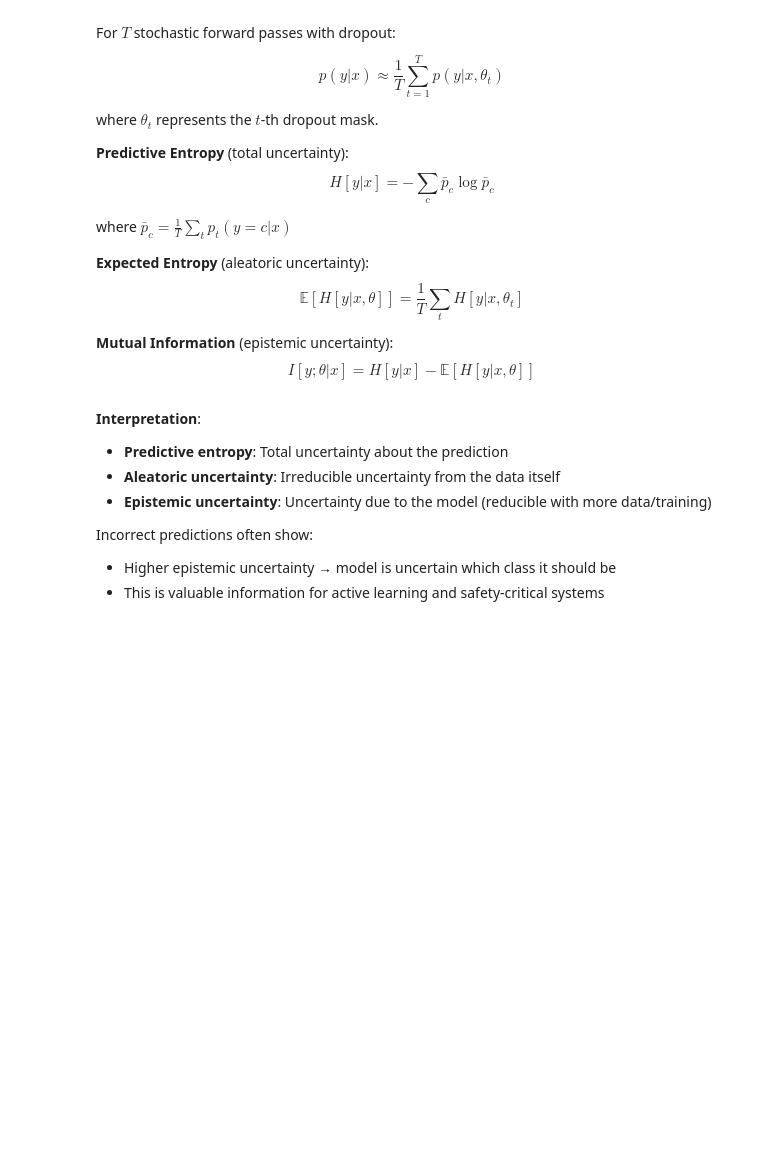
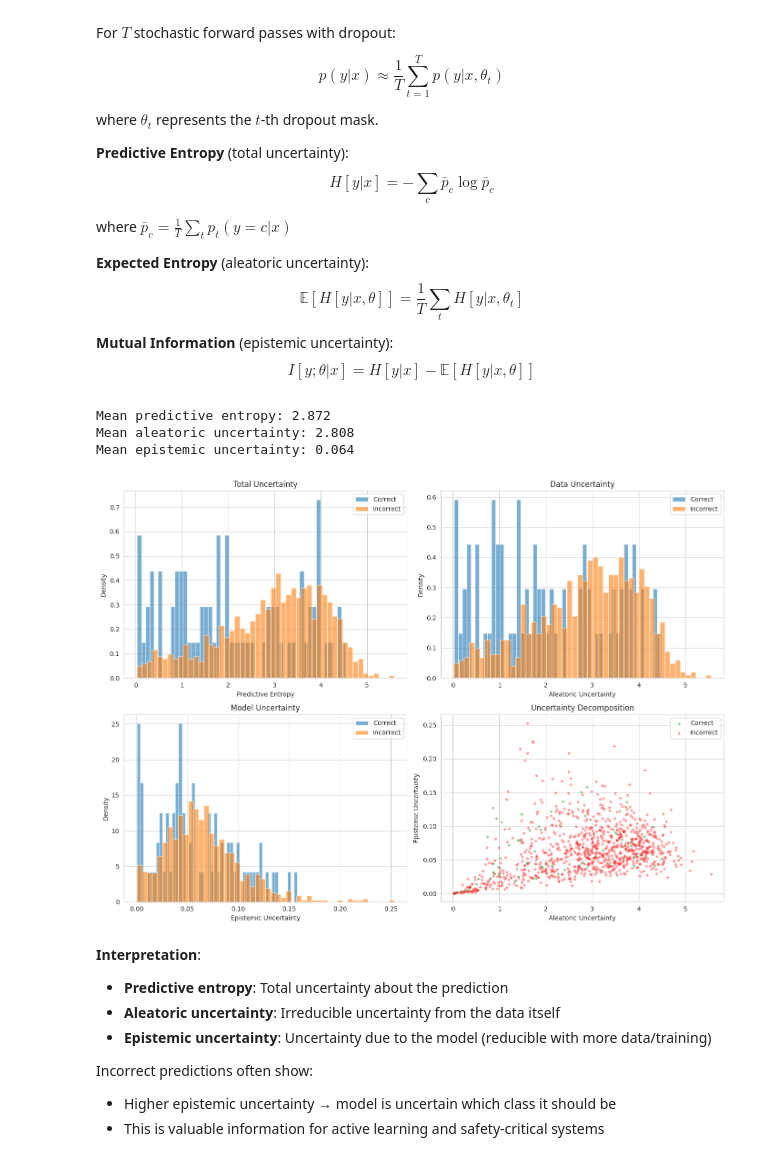
Before and after one commit to audrey1306/deep-learning, a Jupyter notebook: DR/Uncertainty_Calibration.ipynb, the cells around one changed output. Cells and saved outputs as stored; diff of their text form; code cells hidden in the pictures; blank space fills up the shorter version.

```diff
--- a/DR/Uncertainty_Calibration.ipynb
+++ b/DR/Uncertainty_Calibration.ipynb
@@ -104,7 +104,7 @@ cifar_to_imagenet_map = {
     6: 30,   # frog -> bullfrog
     7: 339,  # horse -> sorrel
     8: 510,  # ship -> container ship
-    9: 867,  # truck -> trailer truck
+    9: 867,  # truck -> trailer truck,
 }
 
 # Define transforms
@@ -124,7 +124,8 @@ for i in range(10):
     indices.extend(class_indices[:n_samples_per_class])
 
 subset = torch.utils.data.Subset(testset, indices)
-dataloader = torch.utils.data.DataLoader(subset, batch_size=len(subset), shuffle=False)
+# Reduce batch size to avoid OOM errors
+dataloader = torch.utils.data.DataLoader(subset, batch_size=64, shuffle=False)
 
 # Get all images and labels
 images, labels = next(iter(dataloader))
@@ -277,10 +278,12 @@ def compute_confidence(probs):
     return np.max(probs, axis=1)
 # %%
 # Get predictions from the model
-logits_true, probs_true, preds_true, labels_cifar = get_predictions(model, dataloader, device)
+logits_true, probs_true, preds_true, _ = get_predictions(model, dataloader, device)
 
-# Map CIFAR labels to ImageNet labels
-labels_true = np.array([cifar_to_imagenet_map[c] for c in labels_cifar])
+# Get all actual labels from the subset and map them to ImageNet labels
+# Ensure labels_true is derived from all 1000 samples in the subset
+all_subset_labels_cifar = np.array([label for _, label in subset])
+labels_true = np.array([cifar_to_imagenet_map[c] for c in all_subset_labels_cifar])
 
 n_samples = len(labels_true)
 n_classes = 1000
@@ -432,9 +444,13 @@ mean_probs, pred_entropy, aleatory, epistemic = compute_mc_uncertainty(mc_probs_
 print(f"Mean predictive entropy: {pred_entropy.mean():.3f}")
 print(f"Mean aleatoric uncertainty: {aleatory.mean():.3f}")
 print(f"Mean epistemic uncertainty: {epistemic.mean():.3f}")
+# %% [output]
+Mean predictive entropy: 2.872
+Mean aleatoric uncertainty: 2.808
+Mean epistemic uncertainty: 0.064
 # %%
 # Get labels from dataloader
-labels_true = np.array([cifar_to_imagenet_map[c.item()] for c in labels])
+# labels_true = np.array([cifar_to_imagenet_map[c.item()] for c in labels]) # This line was causing the issue, using the labels_true from global scope instead
 
 # Determine correct predictions for the MC dropout predictions
 mean_preds = np.argmax(mean_probs, axis=1)
@@ -453,33 +469,35 @@ axes[0, 0].legend()
 
 # Aleatoric uncertainty
 axes[0, 1].hist(aleatory[correct], bins=50, alpha=0.6, label='Correct', density=True)
 axes[0, 1].hist(aleatory[~correct], bins=50, alpha=0.6, label='Incorrect', density=True)
 axes[0, 1].set_xlabel('Aleatoric Uncertainty')
 axes[0, 1].set_ylabel('Density')
 axes[0, 1].set_title('Data Uncertainty')
 axes[0, 1].legend()
 
 # Epistemic uncertainty
 axes[1, 0].hist(epistemic[correct], bins=50, alpha=0.6, label='Correct', density=True)
 axes[1, 0].hist(epistemic[~correct], bins=50, alpha=0.6, label='Incorrect', density=True)
 axes[1, 0].set_xlabel('Epistemic Uncertainty')
 axes[1, 0].set_ylabel('Density')
 axes[1, 0].set_title('Model Uncertainty')
 axes[1, 0].legend()
 
 # Scatter: epistemic vs aleatoric
 axes[1, 1].scatter(aleatory[correct], epistemic[correct],
                   alpha=0.3, s=10, label='Correct', c='green')
 axes[1, 1].scatter(aleatory[~correct], epistemic[~correct],
                   alpha=0.3, s=10, label='Incorrect', c='red')
 axes[1, 1].set_xlabel('Aleatoric Uncertainty')
 
 axes[1, 1].set_ylabel('Epistemic Uncertainty')
 axes[1, 1].set_title('Uncertainty Decomposition')
 axes[1, 1].legend()
 
 plt.tight_layout()
 plt.show()
+# %% [output]
+[figure, added]
 # %% [markdown]
 **Interpretation**:
 
```
Also changed, not shown: parts of 9 cells of this notebook.
